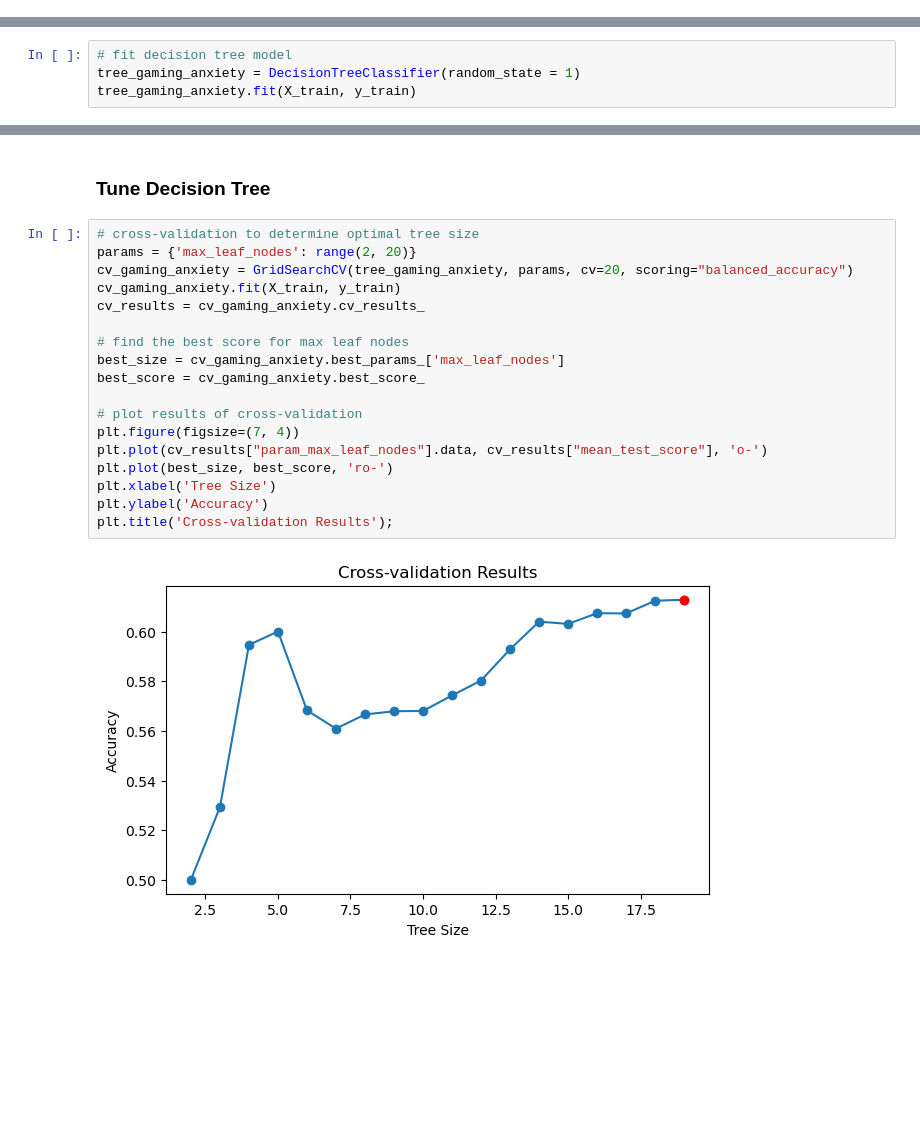
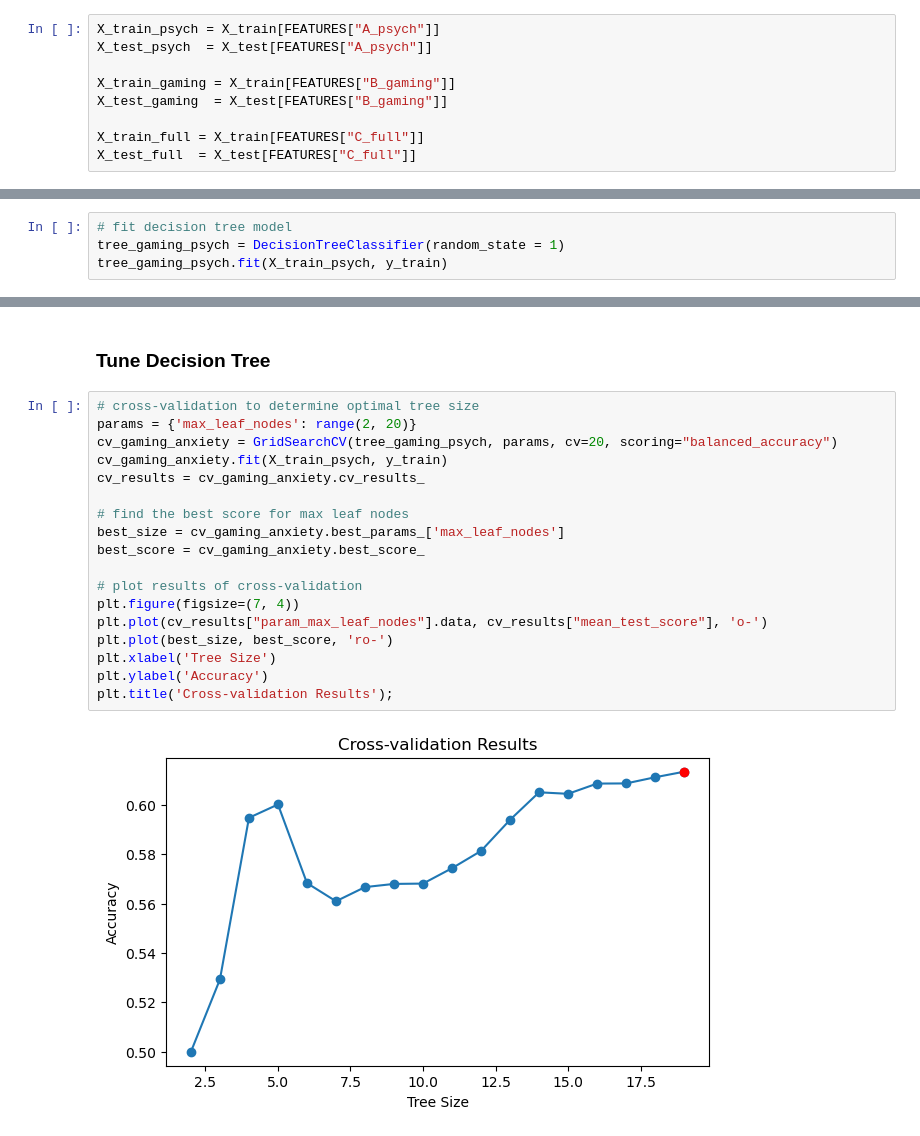
Before and after one commit to pelayoj15/gamingstudy_analysis, a Jupyter notebook: notebooks/Trees.ipynb, the cells around one changed output, grey strips where cells are left out. Cells and saved outputs as stored; diff of their text form; blank space fills up the shorter version.

```diff
--- a/notebooks/Trees.ipynb
+++ b/notebooks/Trees.ipynb
@@ -95,6 +111,15 @@ count   8536.000000     8536.000000             8536.000000  8536.000000
 max               1.000000     1.000000           1.000000     7.000000
 
 [8 rows x 59 columns]
+# %%
+X_train_psych = X_train[FEATURES["A_psych"]]
+X_test_psych  = X_test[FEATURES["A_psych"]]
+
+X_train_gaming = X_train[FEATURES["B_gaming"]]
+X_test_gaming  = X_test[FEATURES["B_gaming"]]
+
+X_train_full = X_train[FEATURES["C_full"]]
+X_test_full  = X_test[FEATURES["C_full"]]
 # %% [markdown]
 ## Modeling
 # %% [markdown]
@@ -102,7 +127,7 @@ max               1.000000     1.000000           1.000000     7.000000
 # %%
 # fit decision tree model
-tree_gaming_anxiety = DecisionTreeClassifier(random_state = 1)
-tree_gaming_anxiety.fit(X_train, y_train)
+tree_gaming_psych = DecisionTreeClassifier(random_state = 1)
+tree_gaming_psych.fit(X_train_psych, y_train)
 # %% [output]
 DecisionTreeClassifier(random_state=1)
 # %%
@@ -163,22 +188,22 @@ Accuracy: 77.80%
 # %%
 # cross-validation to determine optimal tree size
 params = {'max_leaf_nodes': range(2, 20)}
-cv_gaming_anxiety = GridSearchCV(tree_gaming_anxiety, params, cv=20, scoring="balanced_accuracy")
-cv_gaming_anxiety.fit(X_train, y_train)
+cv_gaming_anxiety = GridSearchCV(tree_gaming_psych, params, cv=20, scoring="balanced_accuracy")
+cv_gaming_anxiety.fit(X_train_psych, y_train)
 cv_results = cv_gaming_anxiety.cv_results_
 
 # find the best score for max leaf nodes
 best_size = cv_gaming_anxiety.best_params_['max_leaf_nodes']
 best_score = cv_gaming_anxiety.best_score_
 
 # plot results of cross-validation
 plt.figure(figsize=(7, 4))
 plt.plot(cv_results["param_max_leaf_nodes"].data, cv_results["mean_test_score"], 'o-')
 plt.plot(best_size, best_score, 'ro-')
 plt.xlabel('Tree Size')
 plt.ylabel('Accuracy')
 plt.title('Cross-validation Results');
 # %% [output]
-[figure, old version]
+[figure, new version]
 # %%
 # fit pruned decision tree model
```
Also changed, not shown: parts of 68 cells of this notebook.
